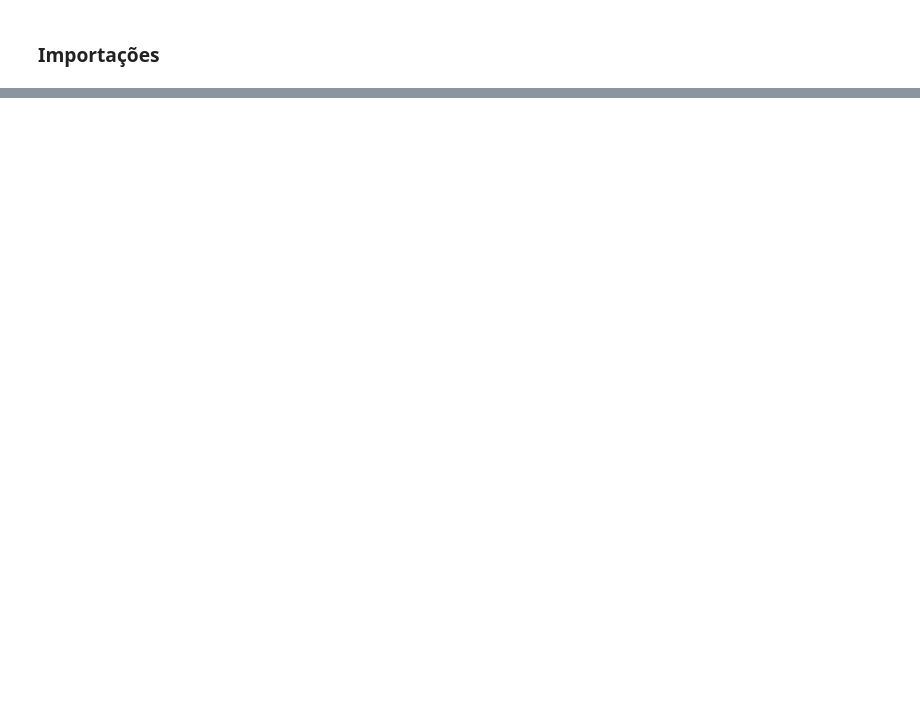
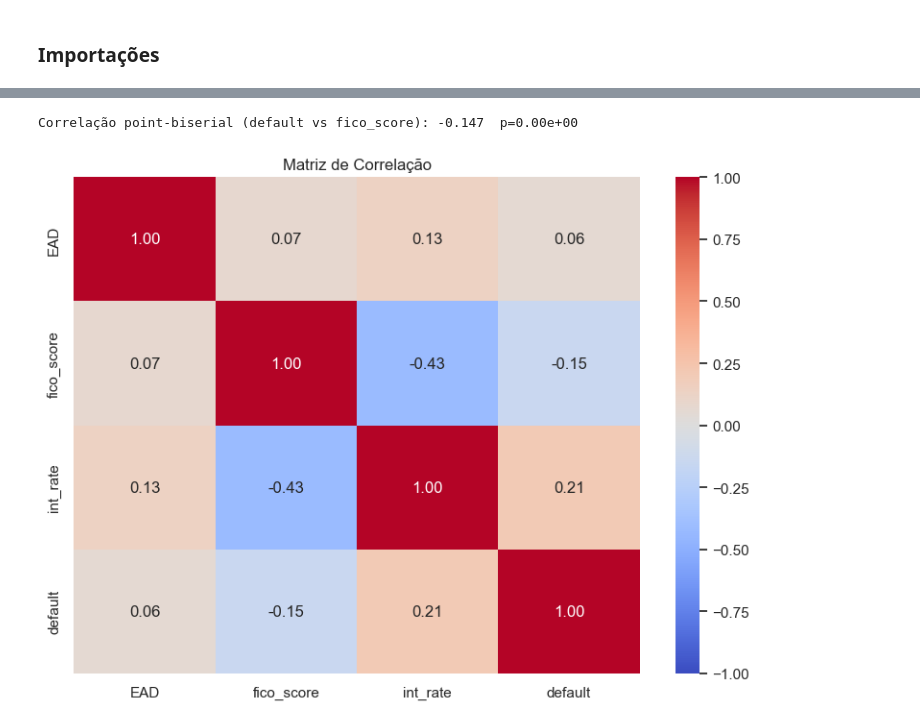
Before and after one commit to Leticia0587/credit-risk-monte-carlo, a Jupyter notebook: notebooks/01_eda.ipynb, the cells around one changed output, grey strips where cells are left out. Drawn from its saved outputs; the diff is of its cells as text; code cells hidden in the pictures; blank space fills up the shorter version.

```diff
--- a/notebooks/01_eda.ipynb
+++ b/notebooks/01_eda.ipynb
@@ -476,0 +330,14 @@ Nas próximas etapas do projeto será construída uma **estrutura de modelagem d
+# %%
+# --- 5.5 Correlação point-biserial e matriz de correlação ---
+corr_score, p_corr = pointbiserialr(df['default'], df['fico_score'])
+print(f'Correlação point-biserial (default vs fico_score): {corr_score:.3f}  p={p_corr:.2e}')
+
+plt.figure(figsize=(8, 6))
+corr_matrix = df[['EAD', 'fico_score', 'int_rate', 'default']].corr(numeric_only=True)
+sns.heatmap(corr_matrix, annot=True, cmap='coolwarm', fmt='.2f', vmin=-1, vmax=1)
+plt.title('Matriz de Correlação')
+plt.tight_layout()
+plt.show()
+# %% [output]
+Correlação point-biserial (default vs fico_score): -0.147  p=0.00e+00
+[figure, added]
```
Also changed, not shown: parts of 87 cells of this notebook, 11 other files.
